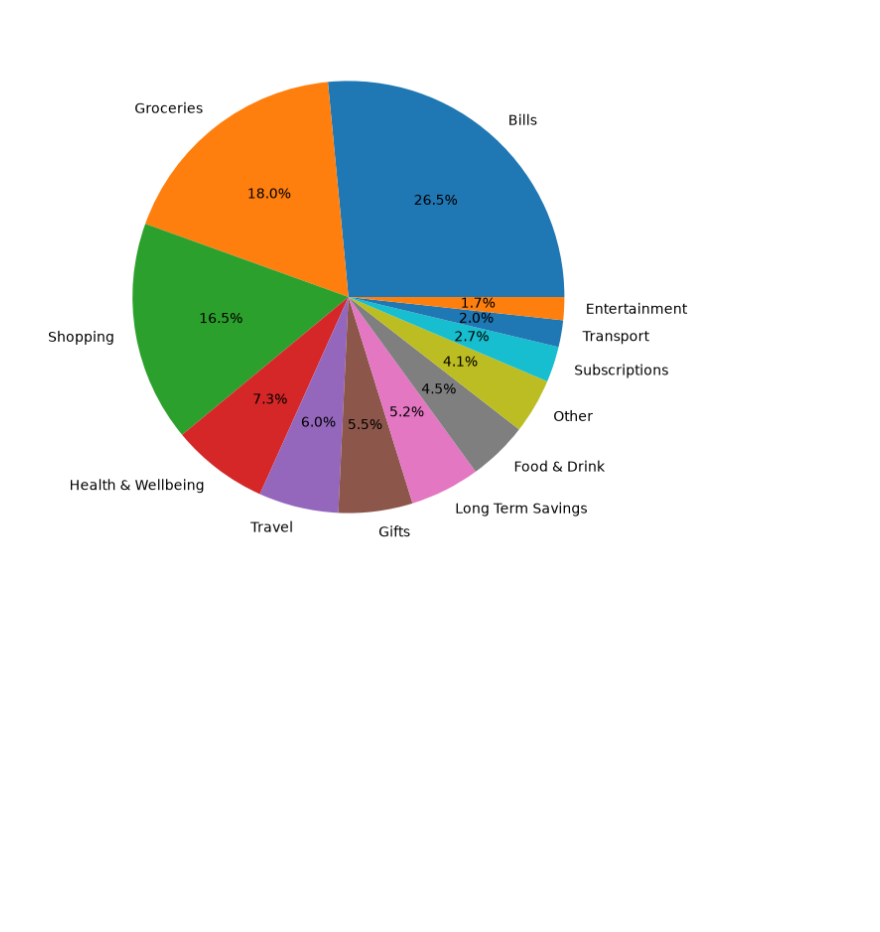
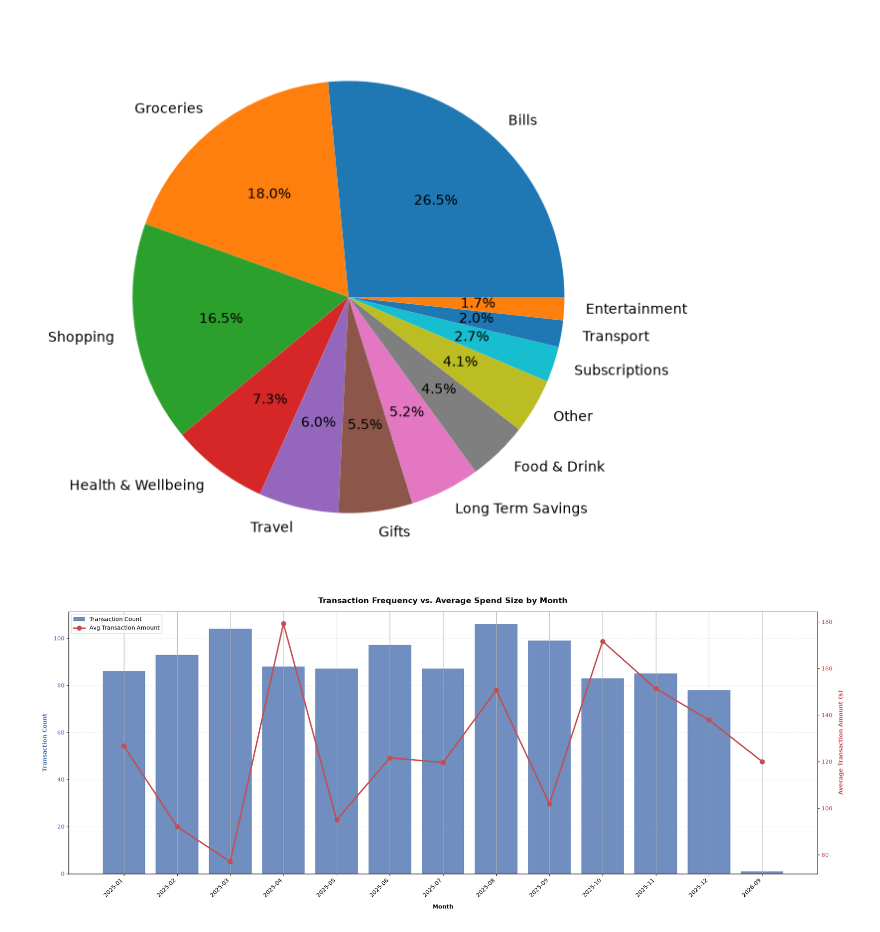
Before and after one commit to mihail-soltan/expense-analyst, a Jupyter notebook: visualizations.ipynb, the cells around one changed output. Saved outputs shown, nothing was run; the diff lists cells and outputs as text; code cells hidden in the pictures; blank space fills up the shorter version.

Commit message:
add transaction freq vs avg spend size by month

```diff
--- a/visualizations.ipynb
+++ b/visualizations.ipynb
@@ -75,3 +75,45 @@ plt.show()
 transaction_frequency_vs_avg_spend_size_by_month = get_transaction_frequency_vs_avg_spend_size_by_month()
 transaction_frequency_vs_avg_spend_size_by_month_df = pd.DataFrame(transaction_frequency_vs_avg_spend_size_by_month)
 transaction_frequency_vs_avg_spend_size_by_month_df.columns = ["month", "transaction_count", "avg_transaction_amount"]
+# %%
+fig, ax1 = plt.subplots(1, figsize = (20, 8))
+ax1.grid()
+fig.autofmt_xdate()
+color_bars = '#4C72B0'
+ax1.bar(transaction_frequency_vs_avg_spend_size_by_month_df['month'],
+        transaction_frequency_vs_avg_spend_size_by_month_df['transaction_count'],
+        color=color_bars,
+        alpha=0.8,
+        label='Transaction Count'
+        )
+
+ax1.set_xlabel('Month', fontweight='bold', labelpad=10)
+ax1.set_ylabel('Transaction Count', color=color_bars, fontweight='bold', labelpad=10)
+ax1.tick_params(axis='y', labelcolor=color_bars)
+ax1.tick_params(axis='x', rotation=45)
+
+ax2 = ax1.twinx()
+
+color_line = '#C44E52'
+ax2.plot(transaction_frequency_vs_avg_spend_size_by_month_df['month'],
+         transaction_frequency_vs_avg_spend_size_by_month_df['avg_transaction_amount'],
+         color=color_line,
+         marker='o',
+         linewidth=2.5,
+         markersize=8,
+         label='Avg Transaction Amount')
+ax2.set_ylabel('Average Transaction Amount ($)', color=color_line, fontweight='bold', labelpad=10)
+ax2.tick_params(axis='y', labelcolor=color_line)
+
+plt.title('Transaction Frequency vs. Average Spend Size by Month', fontsize=14, fontweight='bold', pad=15)
+ax1.grid(axis='y', linestyle='--', alpha=0.3)
+
+lines_1, labels_1 = ax1.get_legend_handles_labels()
+lines_2, labels_2 = ax2.get_legend_handles_labels()
+ax1.legend(lines_1 + lines_2, labels_1 + labels_2, loc='upper left', frameon=True)
+
+fig.tight_layout()
+
+plt.show()
+# %% [output]
+[figure, added]
```
